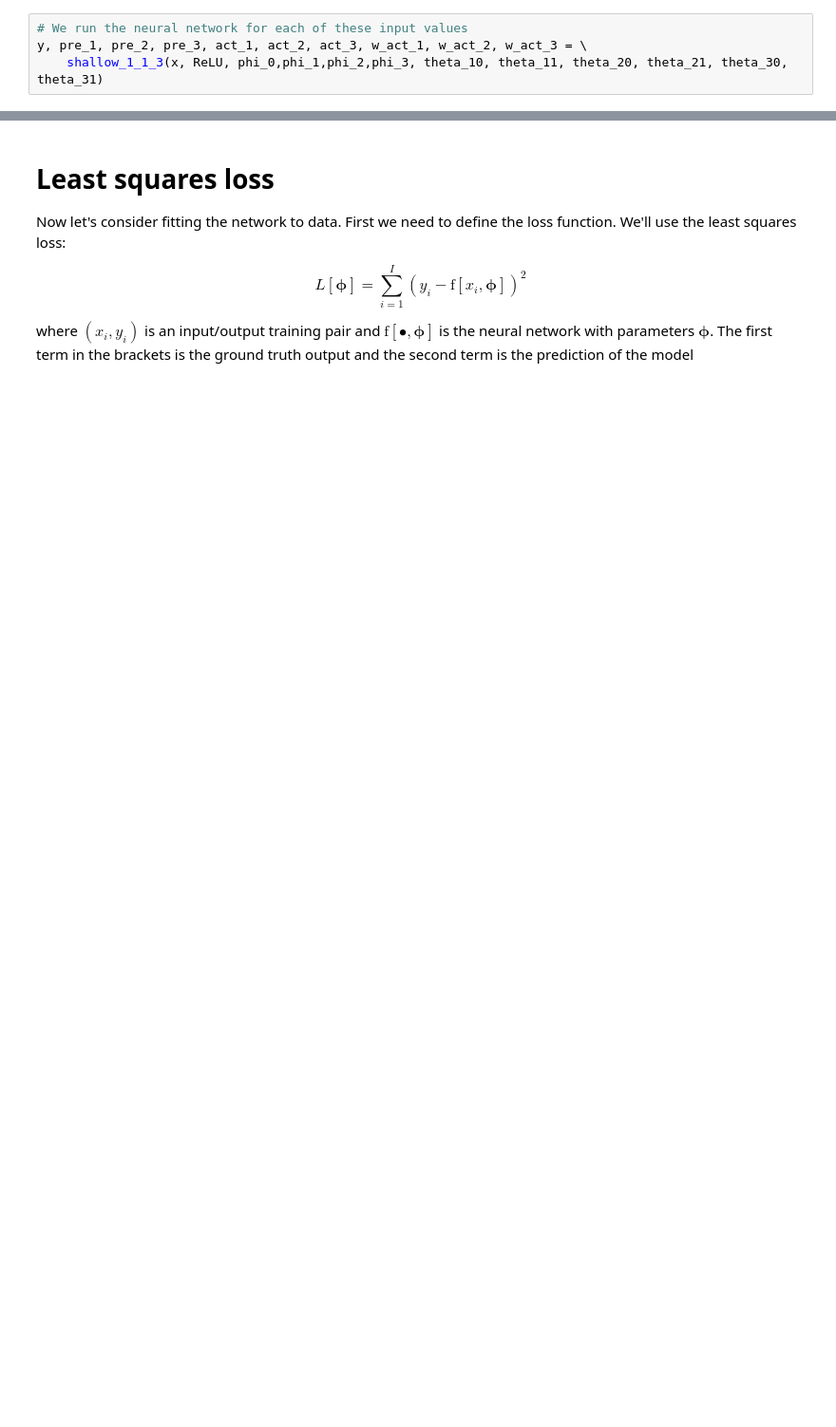
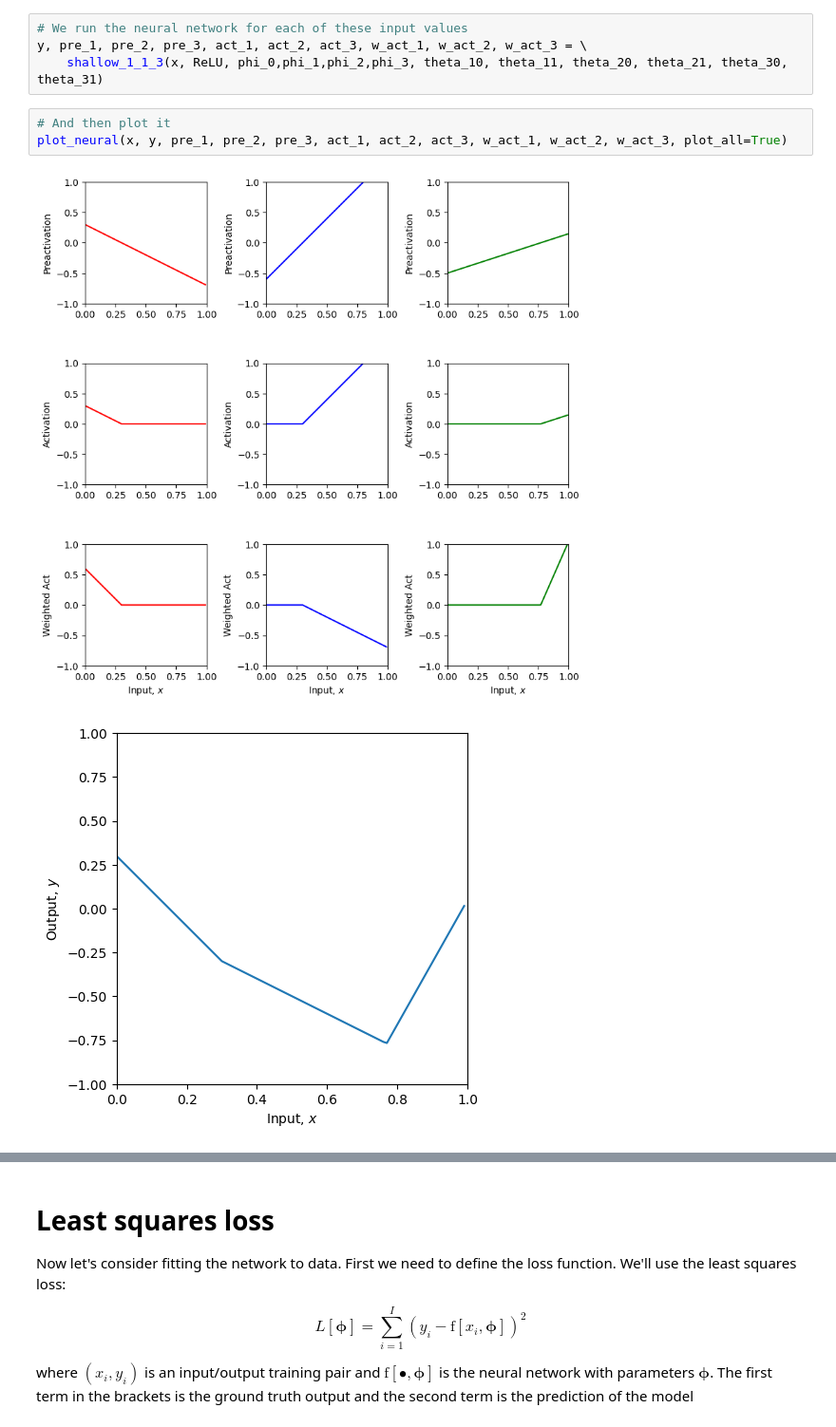
Before and after one commit to deburg0/udlbook, a Jupyter notebook: Notebooks/Chap03/3_1_Shallow_Networks_I.ipynb, the cells around one changed output, grey strips where cells are left out. Shown at 95% size. Drawn from its saved outputs; the diff is of its cells as text; blank space fills up the shorter version.

```diff
--- a/Notebooks/Chap03/3_1_Shallow_Networks_I.ipynb
+++ b/Notebooks/Chap03/3_1_Shallow_Networks_I.ipynb
@@ -294,6 +297,12 @@ theta_20 = theta_21*(theta_10/theta_11)
 # We run the neural network for each of these input values
 y, pre_1, pre_2, pre_3, act_1, act_2, act_3, w_act_1, w_act_2, w_act_3 = \
     shallow_1_1_3(x, ReLU, phi_0,phi_1,phi_2,phi_3, theta_10, theta_11, theta_20, theta_21, theta_30, theta_31)
+# %%
+# And then plot it
+plot_neural(x, y, pre_1, pre_2, pre_3, act_1, act_2, act_3, w_act_1, w_act_2, w_act_3, plot_all=True)
+# %% [output]
+[figure, added]
+[figure, added]
 # %%
 fig, ax = plt.subplots()
 ax.plot(x,y_orig, color='k')
```
Also changed, not shown: parts of 5 cells of this notebook.
